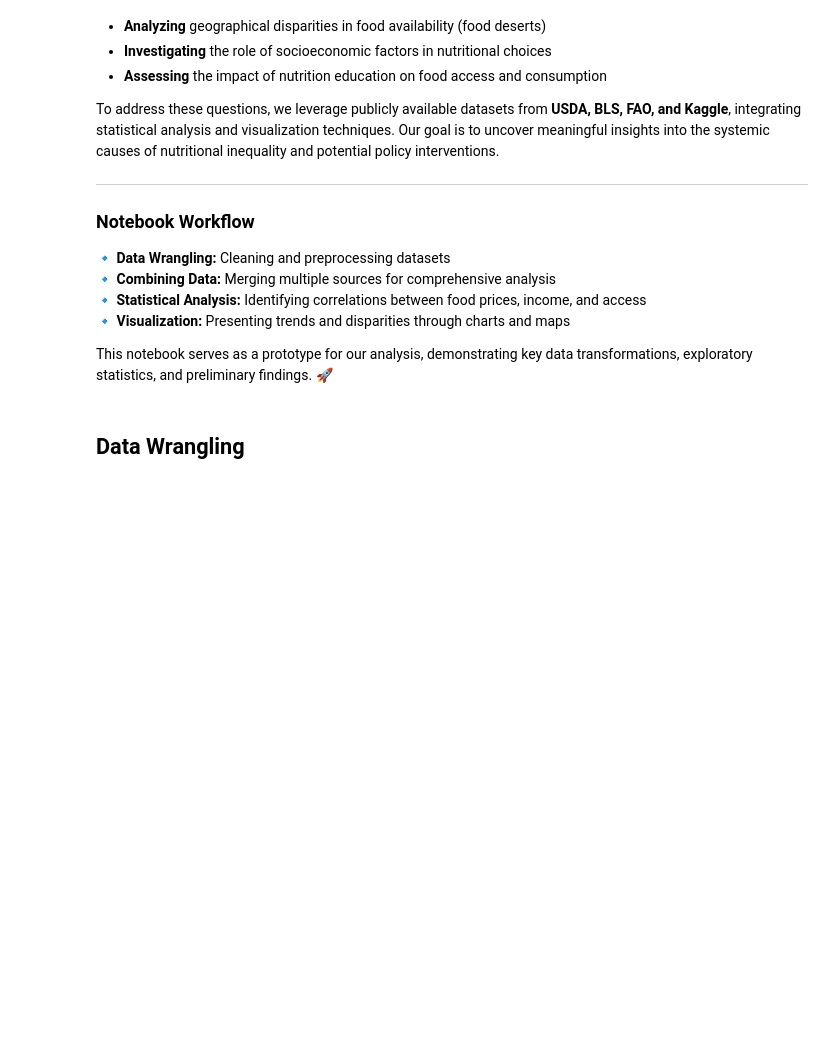
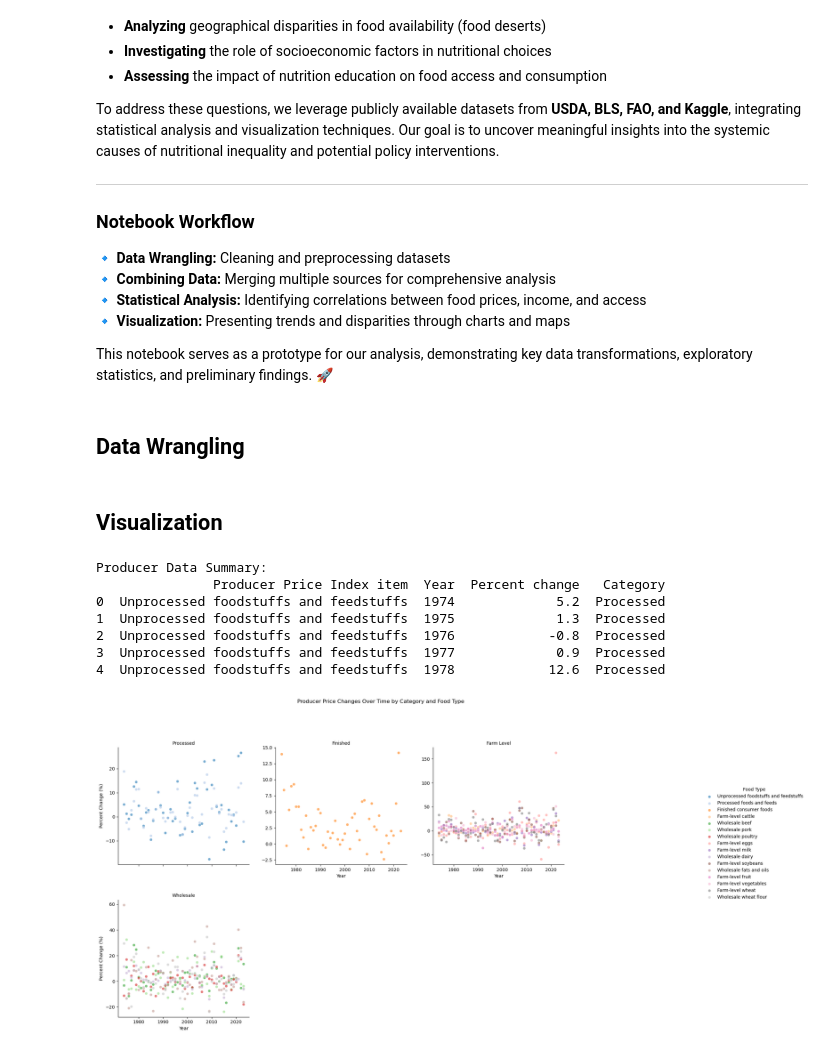
Before and after one commit to eva163x/food-insecurity-analysis, a Jupyter notebook: CS216_Project.ipynb, the cells around one changed output. Drawn from its saved outputs; the diff is of its cells as text; code cells hidden in the pictures; blank space fills up the shorter version.

Commit message:
producer price change vis

```diff
--- a/CS216_Project.ipynb
+++ b/CS216_Project.ipynb
@@ -44,4 +68,45 @@ food_access_data = pd.read_excel(folder_path + 'FoodAccessResearchAtlasData2019.
 # %%
 ## Combining Data
 # %% [markdown]
-##
+## Visualization
+# %%
+print("Producer Data Summary:")
+print(historical_producer_price_changes.head())
+
+# scatterplot faceted
+g = sns.FacetGrid(
+    historical_producer_price_changes,
+    col="Category",
+    col_wrap=3,
+    height=5,
+    sharey=False,
+    hue="Producer Price Index item",
+    palette="tab20",
+)
+
+# scatter + line
+g.map_dataframe(
+    sns.scatterplot,
+    x="Year",
+    y="Percent change",
+    alpha=0.6,
+)
+
+# legend + title
+g.add_legend(title="Food Type", bbox_to_anchor=(1.05, 0.6), loc='center left')
+g.set_titles("{col_name}")
+g.set_axis_labels("Year", "Percent Change (%)")
+g.fig.suptitle("Producer Price Changes Over Time by Category and Food Type", y=1.05)
+
+# layout
+plt.subplots_adjust(top=0.9, hspace=0.3, wspace=0.2)
+plt.show()
+# %% [output]
+Producer Data Summary:
+               Producer Price Index item  Year  Percent change   Category
+0  Unprocessed foodstuffs and feedstuffs  1974             5.2  Processed
+1  Unprocessed foodstuffs and feedstuffs  1975             1.3  Processed
+2  Unprocessed foodstuffs and feedstuffs  1976            -0.8  Processed
+3  Unprocessed foodstuffs and feedstuffs  1977             0.9  Processed
+4  Unprocessed foodstuffs and feedstuffs  1978            12.6  Processed
+[figure, added]
```
Also changed, not shown: parts of 1 cell of this notebook.
